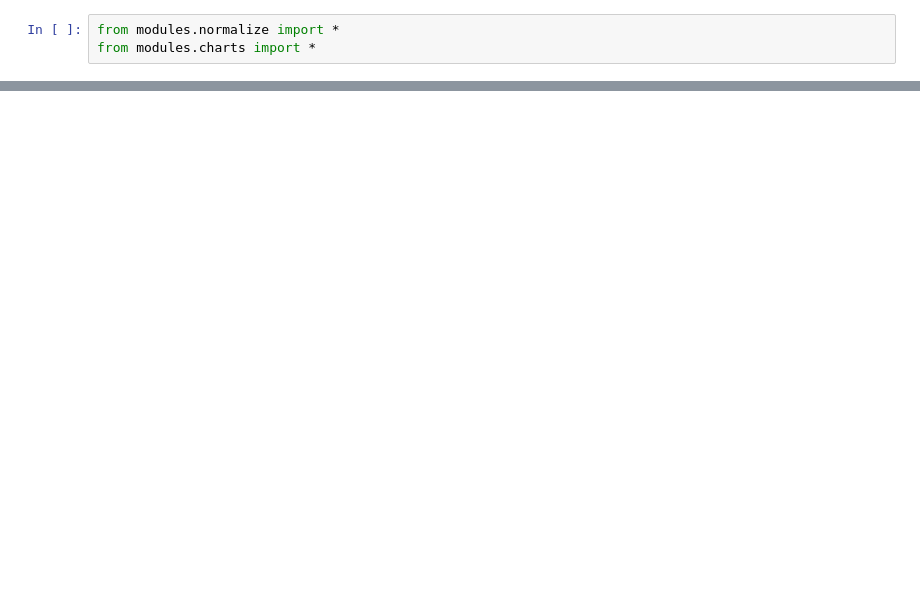
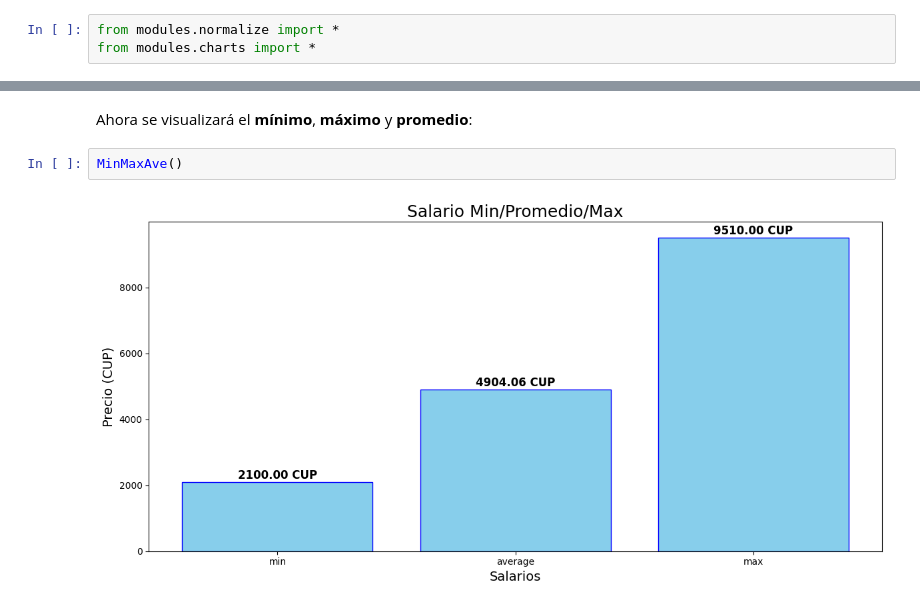
Before and after one commit to L14Npy/project_01, a Jupyter notebook: story.ipynb, the cells around one changed output, grey strips where cells are left out. Drawn from its saved outputs; the diff is of its cells as text; blank space fills up the shorter version.

```diff
--- a/story.ipynb
+++ b/story.ipynb
@@ -103,0 +20,6 @@ Se muestra en la gráfica la **cantidad (unidad) de productos** comprables con e
+# %% [markdown]
+Ahora se visualizará el **mínimo**, **máximo** y **promedio**:
+# %%
+MinMaxAve()
+# %% [output]
+[figure, added]
```
Also changed, not shown: parts of 39 cells of this notebook, 8 other files.
